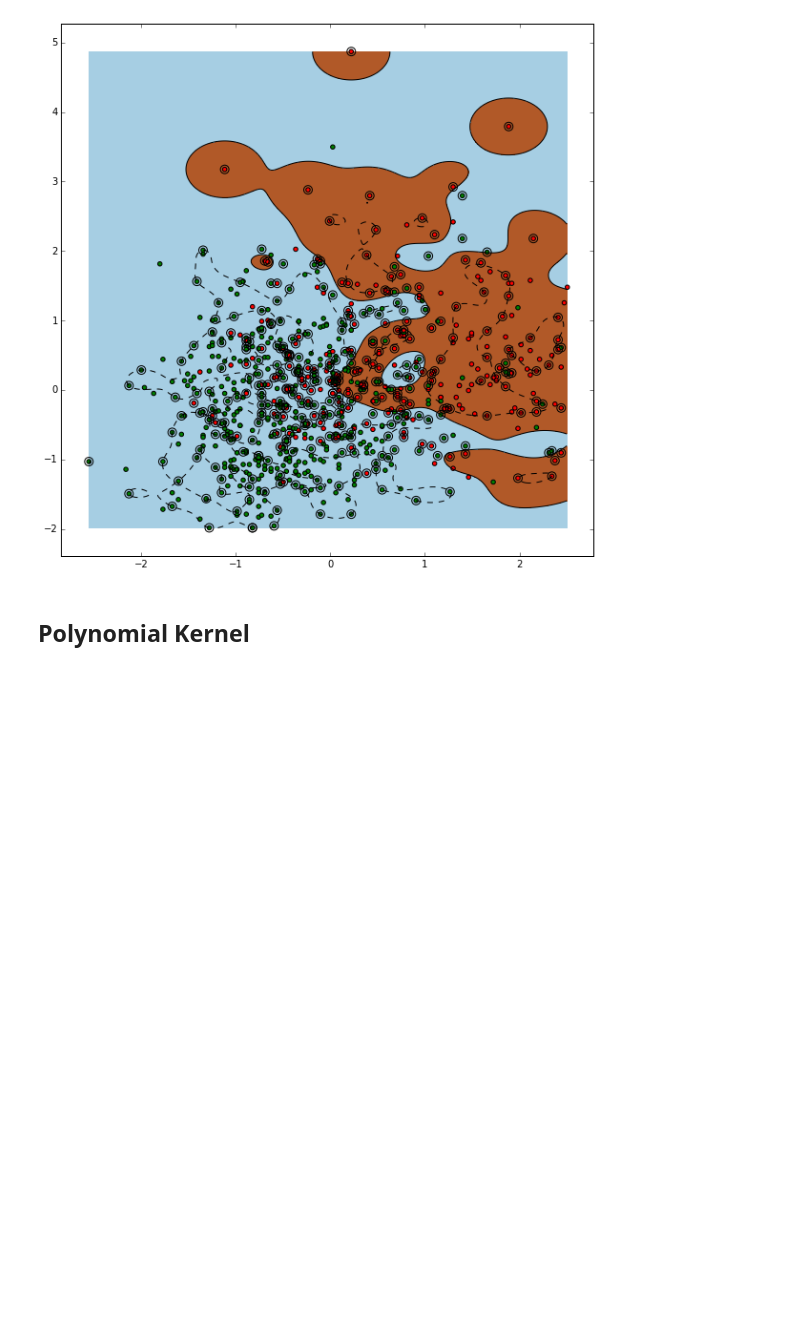
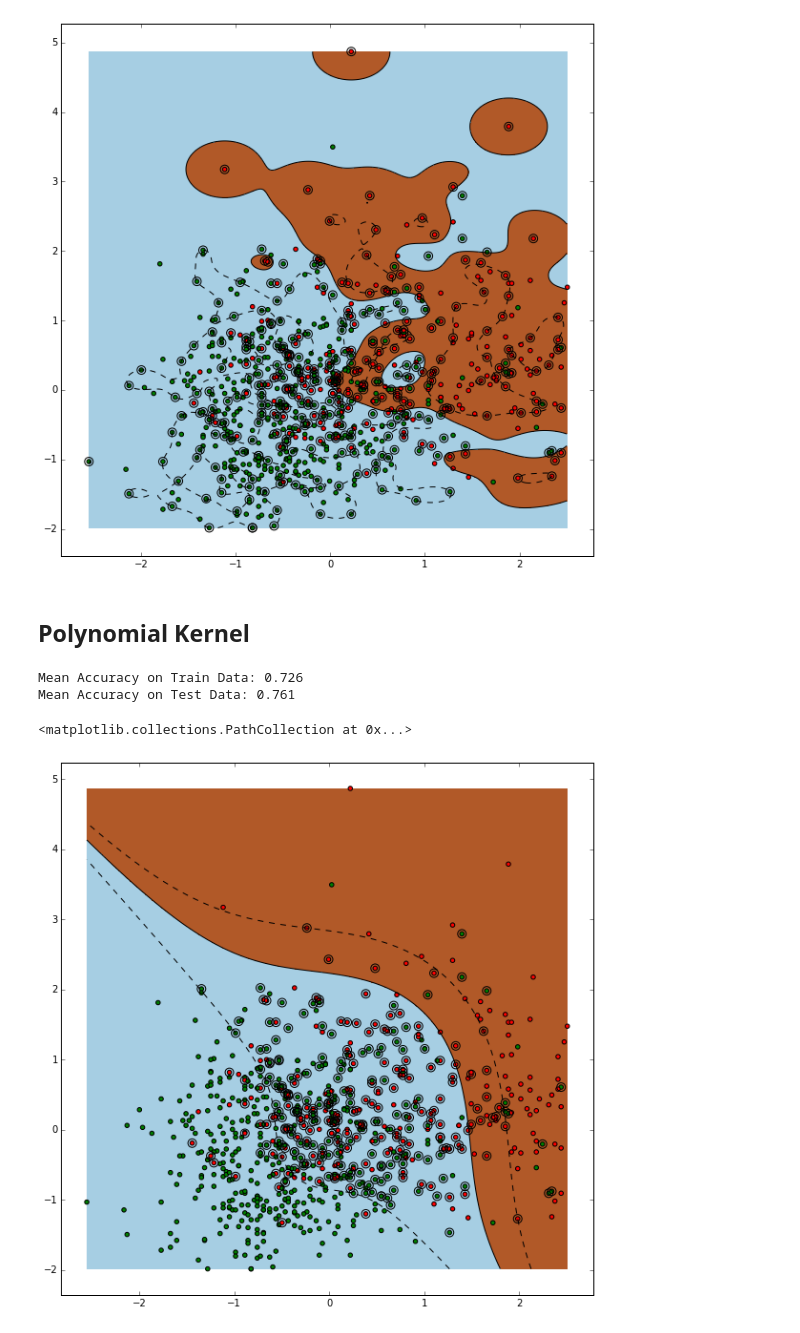
Before and after one commit to ankitvoramtu/Stanford-Machine-Learning, a Jupyter notebook: SVM Visualization.ipynb, the cells around one changed output. Drawn from its saved outputs; the diff is of its cells as text; code cells hidden in the pictures; blank space fills up the shorter version.

Commit message:
Added polynomial kernel

```diff
--- a/SVM Visualization.ipynb
+++ b/SVM Visualization.ipynb
@@ -184,3 +184,29 @@ plt.scatter(model.support_vectors_[:, 0], model.support_vectors_[:, 1], s=80,fac
 [figure]
 # %% [markdown]
 ## Polynomial Kernel
+# %%
+model = SVC(kernel='poly', degree=3)
+model.fit(X_train, y_train)
+
+mean_accuracy_train = model.score(X_train, y_train)
+mean_accuracy_test = model.score(X_test, y_test)
+
+print "Mean Accuracy on Train Data: %0.3f" % (mean_accuracy_train)
+print "Mean Accuracy on Test Data: %0.3f" % (mean_accuracy_test)
+# %% [output]
+Mean Accuracy on Train Data: 0.726
+Mean Accuracy on Test Data: 0.761
+# %%
+plt.figure()
+
+xx, yy = np.meshgrid(np.arange(x1_min, x1_max, 0.01), np.arange(x2_min, x2_max, 0.01))
+z = model.decision_function(np.c_[xx.ravel(), yy.ravel()])
+z = z.reshape(xx.shape)
+
+plt.pcolormesh(xx, yy, z > 0, cmap=cm.Paired)
+plt.contour(xx, yy, z, colors=['k', 'k', 'k'], linestyles=['--', '-', '--'], levels=[-1., 0, 1.])
+plt.scatter(focus_dataset["Blood Glucose"], focus_dataset["BMI"], c=colors)
+plt.scatter(model.support_vectors_[:, 0], model.support_vectors_[:, 1], s=80,facecolors='none')
+# %% [output]
+<matplotlib.collections.PathCollection at 0x...>
+[figure, added]
```
